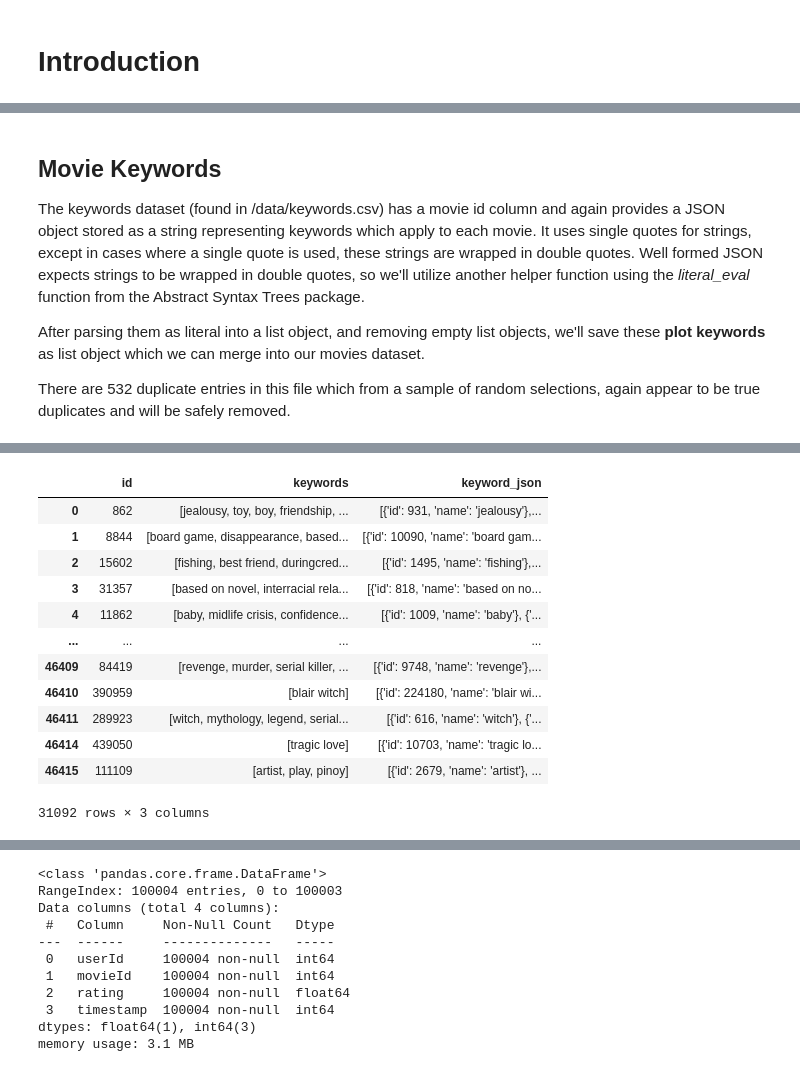
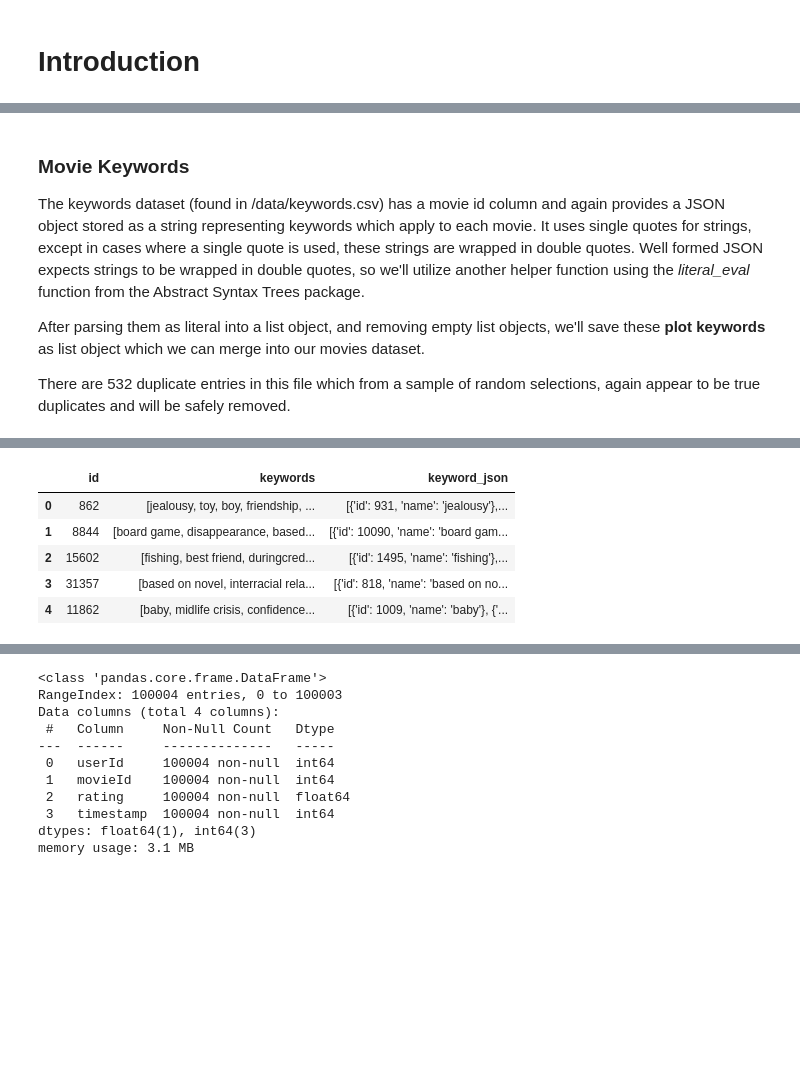
Before and after one commit to sachinac/ML7331, a Jupyter notebook: msds_7331_lab3.ipynb, the cells around one changed output, grey strips where cells are left out. Saved outputs shown, nothing was run; the diff lists cells and outputs as text; code cells hidden in the pictures; blank space fills up the shorter version.

```diff
--- a/msds_7331_lab3.ipynb
+++ b/msds_7331_lab3.ipynb
@@ -321,5 +523,5 @@ Wall time: 40.8 s
 # %% [markdown]
-## Movie Keywords
+### Movie Keywords
 
 The keywords dataset (found in /data/keywords.csv) has a movie id column and again provides a JSON object stored as a string representing keywords which apply to each movie.  It uses single quotes for strings, except in cases where a single quote is used, these strings are wrapped in double quotes.  Well formed JSON expects strings to be wrapped in double quotes, so we'll utilize another helper function using the *literal_eval* function from the Abstract Syntax Trees package.
 
@@ -329,7 +531,7 @@ There are 532 duplicate entries in this file which from a sample of random selec
 # %%
 %%time
 
-keywords = pd.read_csv('./data/movies/keywords.csv')
+#keywords = pd.read_csv('./data/movies/keywords.csv')
 
 # Remove empty entries:
 keywords = keywords[~keywords['keywords'].str.contains('\[\]')]
@@ -353,7 +555,7 @@ keywords['keywords'] = keywords.keyword_json.apply(get_keywords)
 
 print(keywords.info(),timebreak)
 
-keywords
+keywords.head()
 # %% [output]
 Removed 532 duplicate rows.
 
@@ -376,14 +578,7 @@ Wall time: 1.45 s
 |  | id | keywords | keyword_json |
 | 0 | 862 | [jealousy, toy, boy, friendship, ... | [{'id': 931, 'name': 'jealousy'},... |
 | 1 | 8844 | [board game, disappearance, based... | [{'id': 10090, 'name': 'board gam... |
 | 2 | 15602 | [fishing, best friend, duringcred... | [{'id': 1495, 'name': 'fishing'},... |
 | 3 | 31357 | [based on novel, interracial rela... | [{'id': 818, 'name': 'based on no... |
 | 4 | 11862 | [baby, midlife crisis, confidence... | [{'id': 1009, 'name': 'baby'}, {'... |
-| ... | ... | ... | ... |
-| 46409 | 84419 | [revenge, murder, serial killer, ... | [{'id': 9748, 'name': 'revenge'},... |
-| 46410 | 390959 | [blair witch] | [{'id': 224180, 'name': 'blair wi... |
-| 46411 | 289923 | [witch, mythology, legend, serial... | [{'id': 616, 'name': 'witch'}, {'... |
-| 46414 | 439050 | [tragic love] | [{'id': 10703, 'name': 'tragic lo... |
-| 46415 | 111109 | [artist, play, pinoy] | [{'id': 2679, 'name': 'artist'}, ... |
-31092 rows × 3 columns
 # %% [markdown]
```
Also changed, not shown: parts of 69 cells of this notebook.
